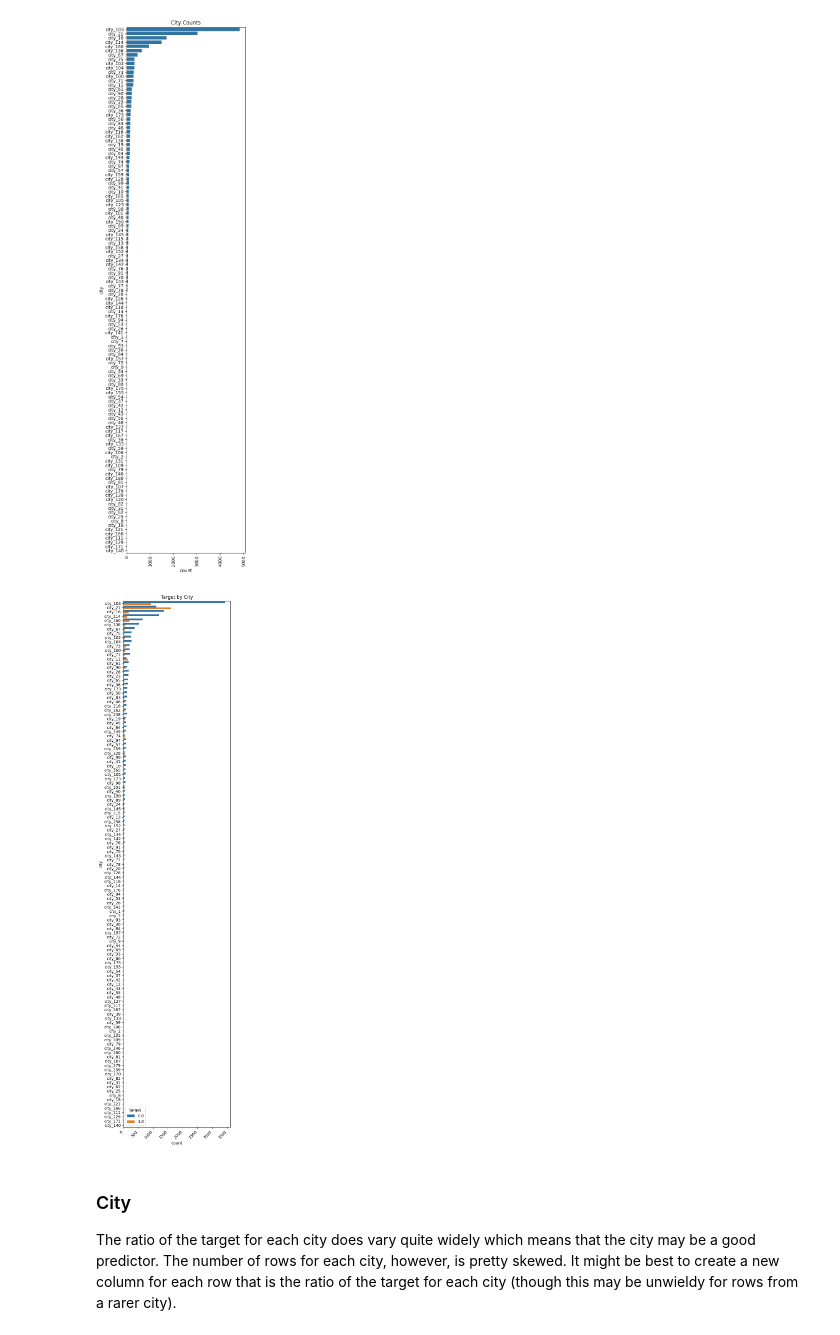
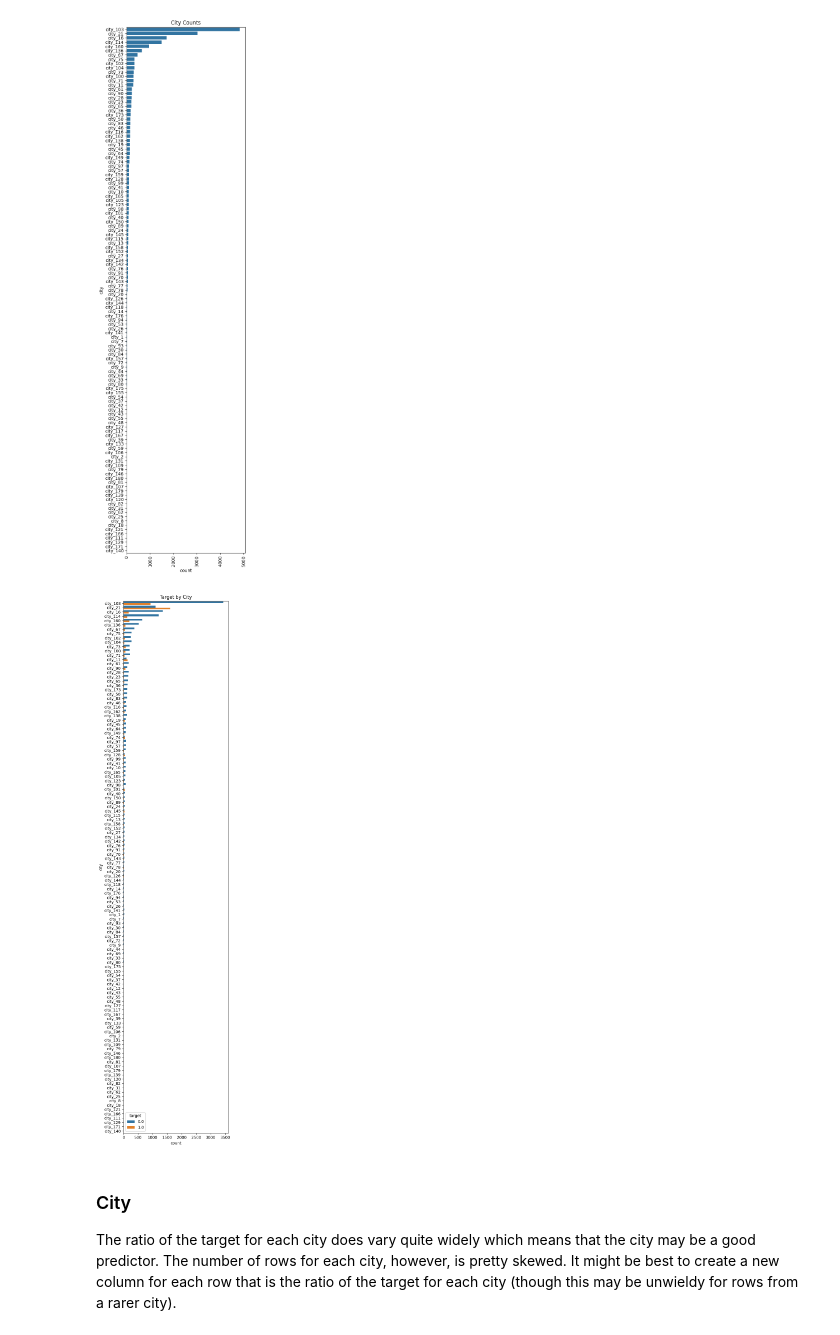
Before and after one commit to lucasmcclean/eda, a Jupyter notebook: eda.ipynb, the cells around one changed output. Drawn from its saved outputs; the diff is of its cells as text; code cells hidden in the pictures.

```diff
--- a/eda.ipynb
+++ b/eda.ipynb
@@ -200,16 +200,15 @@ plt.show()
 # %%
 feature = "city"
 
 order = data[feature].value_counts().index
 
 plt.figure(figsize=(5, 20))
 sns.countplot(data=data, y=feature, hue="target", order=order)
 plt.title("Target by City")
-plt.xticks(rotation=45, ha="right")
 plt.tight_layout()
 plt.show()
 # %% [output]
-[figure, old version]
+[figure, new version]
 # %% [markdown]
 ### City
 
```
Also changed, not shown: parts of 3 cells of this notebook.
